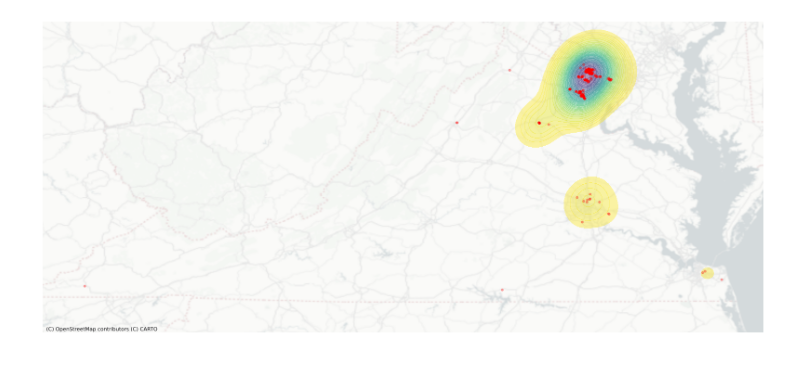
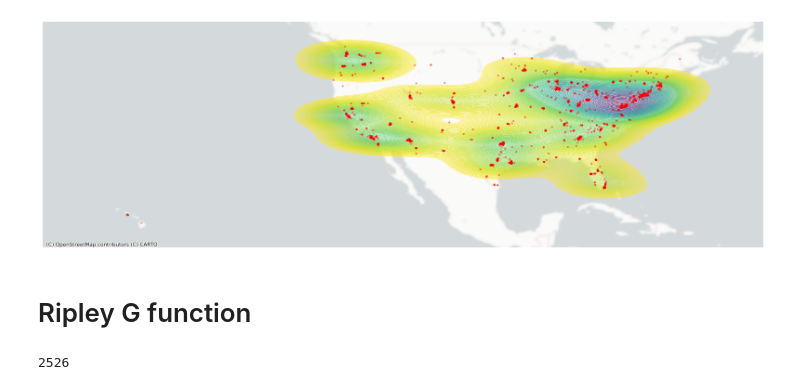
Before and after one commit to trinerye/spatial_exam, a Jupyter notebook: src/ppa.ipynb, the cells around one changed output. Cells and saved outputs as stored; diff of their text form; code cells hidden in the pictures.

Commit message:
moved ripley analysis to ppa

```diff
--- a/src/ppa.ipynb
+++ b/src/ppa.ipynb
@@ -188,42 +86,6 @@ ax.set_axis_off()
-# %%
-# Assume virginia_dc_gdf is your GeoDataFrame containing 'longitude' and 'latitude' columns
-
-# Set up figure and axis
-f, ax = plt.subplots(1, figsize=(20, 10))
-
-# Generate and add KDE with a shading of 50 gradients, coloured contours, 75% of transparency,
-# and the reverse viridis colormap
-seaborn.kdeplot(
-    x="longitude",
-    y="latitude",
-    data=virginia_dc_gdf,
-    n_levels=50,
-    fill=True,
-    alpha=0.4,
-    cmap="viridis_r",
-    ax=ax
-)
-
-# Add the points themselves to the plot
-ax.scatter(
-    virginia_dc_gdf['longitude'],
-    virginia_dc_gdf['latitude'],
-    s=10,  # Size of points
-    c='red',  # Color of points
-    alpha=0.3  # Transparency of points
-)
-
-# Add basemap
-contextily.add_basemap(
-    ax=ax,
-    crs="EPSG:4326",
-    source=contextily.providers.CartoDB.PositronNoLabels,
-)
-
-# Remove axes
-ax.set_axis_off()
-
-# Display the plot
-plt.show()
-# %% [output]
-[figure, removed]
+# %%
+kde_plot(dc_gdf)
+# %% [output]
+[figure, added]
+# %% [markdown]
+#  Ripley G function
@@ -229,0 +131,4 @@ plt.show()
+# %%
+dc_df = remove_nan_rows(dc_df)
+# %% [output]
+2526
```
Also changed, not shown: parts of 20 cells of this notebook.
